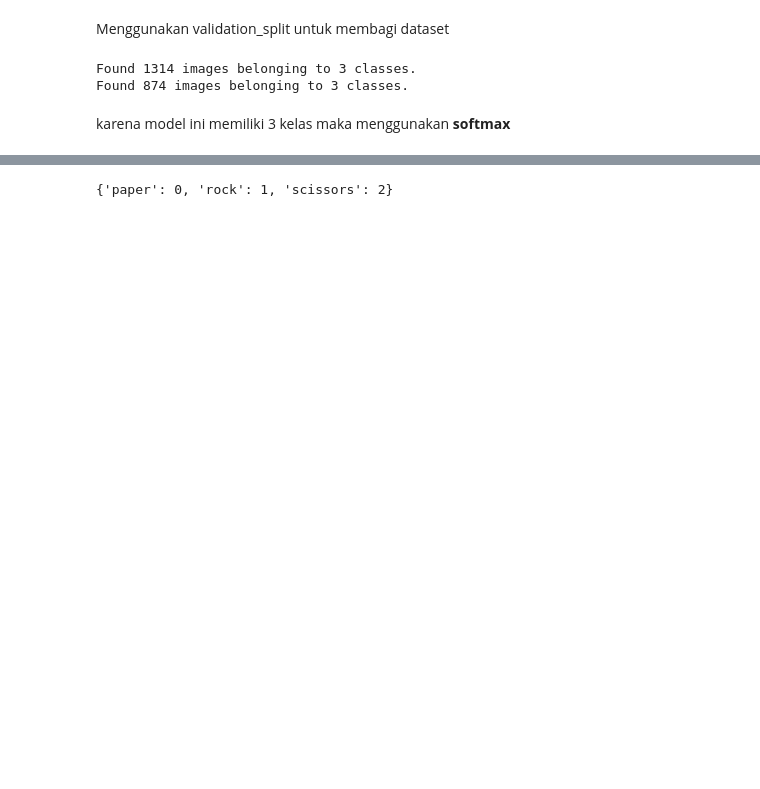
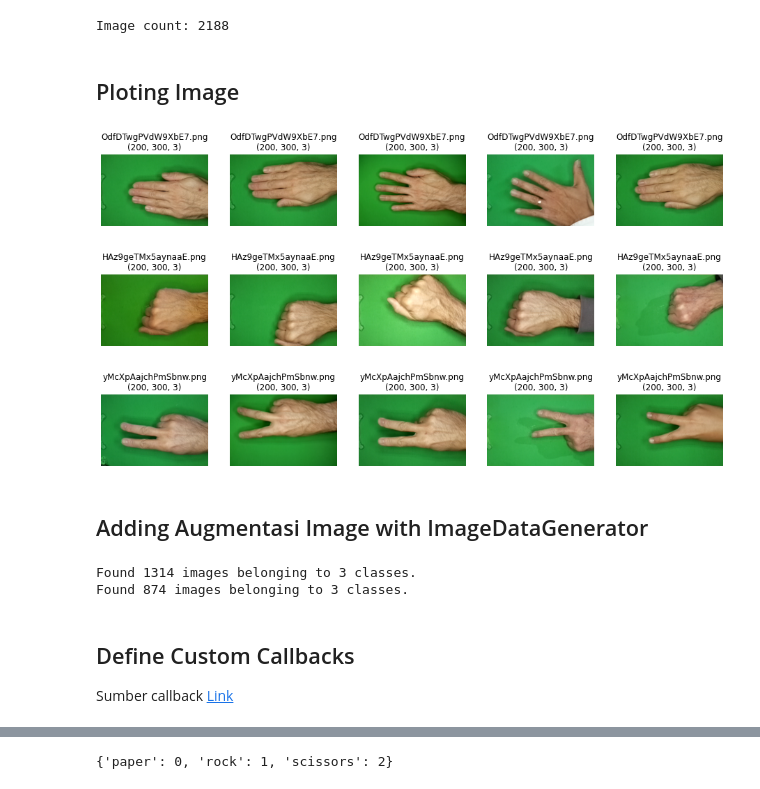
Before and after one commit to tnnz20/Dicoding-Lab, a Jupyter notebook: Machine-Learning-Path/Belajar-Machine-Learning-Pemula/main.ipynb, the cells around one changed output, grey strips where cells are left out. Saved outputs shown, nothing was run; the diff lists cells and outputs as text; code cells hidden in the pictures; blank space fills up the shorter version.

Commit message:
rebuild: remake model with EDA

```diff
--- a/Machine-Learning-Path/Belajar-Machine-Learning-Pemula/main.ipynb
+++ b/Machine-Learning-Path/Belajar-Machine-Learning-Pemula/main.ipynb
@@ -43,15 +41,50 @@ from tensorflow.keras.preprocessing.image import ImageDataGenerator
 # %%
-# Melakukan ektraksi file zip
-import zipfile
-import os
-
 local_zip = '/tmp/rockpaperscissors.zip'
 zip_ref = zipfile.ZipFile(local_zip, 'r')
-zip_ref.extractall('/tmp')
+zip_ref.extractall('/content/')
 zip_ref.close()
 
-base_dir = '/tmp/rockpaperscissors/rps-cv-images'
+base_dir = '/content/rockpaperscissors/rps-cv-images'
-# %% [markdown]
-Menggunakan validation_split untuk membagi dataset
+# %%
+data_dir = pathlib.Path(base_dir)
+image_count = len(list(data_dir.glob("*/*")))
+print(f"Image count: {image_count}")
+# %% [output]
+Image count: 2188
+# %% [markdown]
+## Ploting Image
+# %%
+paper_dir = os.path.join(base_dir, 'paper')
+rock_dir = os.path.join(base_dir, 'rock')
+scissors_dir = os.path.join(base_dir, 'scissors')
+
+list_dir = [paper_dir, rock_dir, scissors_dir]
+# %%
+def plot_random_image(target_dir):
+    """
+    takes the directory as input and prints 5 random images from the randomly choosen class.
+    """
+    target_class=random.choice(os.listdir(target_dir))
+    # target_folder=os.path.join(target_dir,target_class)
+    random_image=random.sample(os.listdir(target_dir),5)
+
+    plt.figure(figsize=(16,5))
+    for i in range(5):
+
+        plt.subplot(1,5,i+1)
+        img=tf.io.read_file(os.path.join(target_dir,random_image[i]))
+        img=tf.io.decode_image(img)
+        plt.imshow(img)
+        plt.title(f'{target_class}\n{img.shape}')
+        plt.axis(False)
+# %%
+for dir in list_dir:
+  plot_random_image(dir)
+# %% [output]
+[figure, added]
+[figure, added]
+[figure, added]
+# %% [markdown]
+## Adding Augmentasi Image with ImageDataGenerator
 # %%
 # Augmentasi gambar pada data training
@@ -94,5 +118,6 @@ validation_generator = train_datagen.flow_from_directory(
 # %% [output]
 Found 1314 images belonging to 3 classes.
 Found 874 images belonging to 3 classes.
-# %% [markdown]
-karena model ini memiliki 3 kelas maka menggunakan **softmax**
+# %% [markdown]
+## Define Custom Callbacks
+Sumber callback [Link](https://keras.io/guides/writing_your_own_callbacks/)
```
Also changed, not shown: parts of 21 cells of this notebook.
